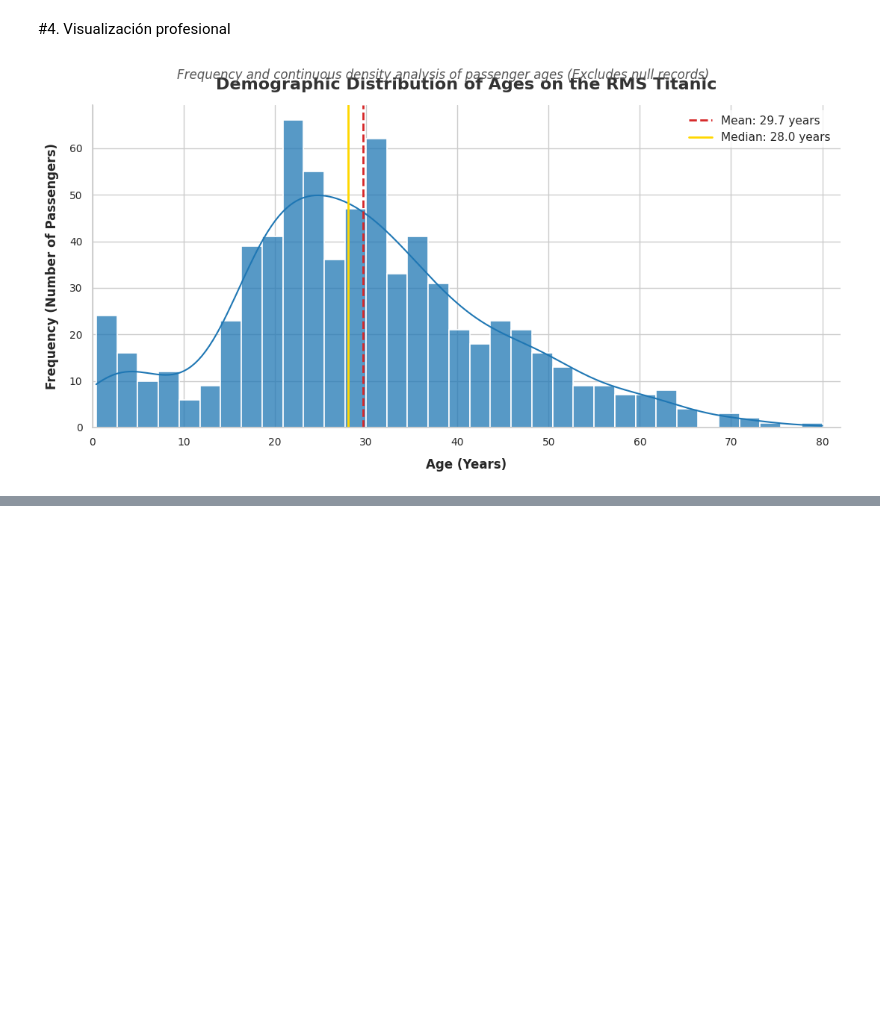
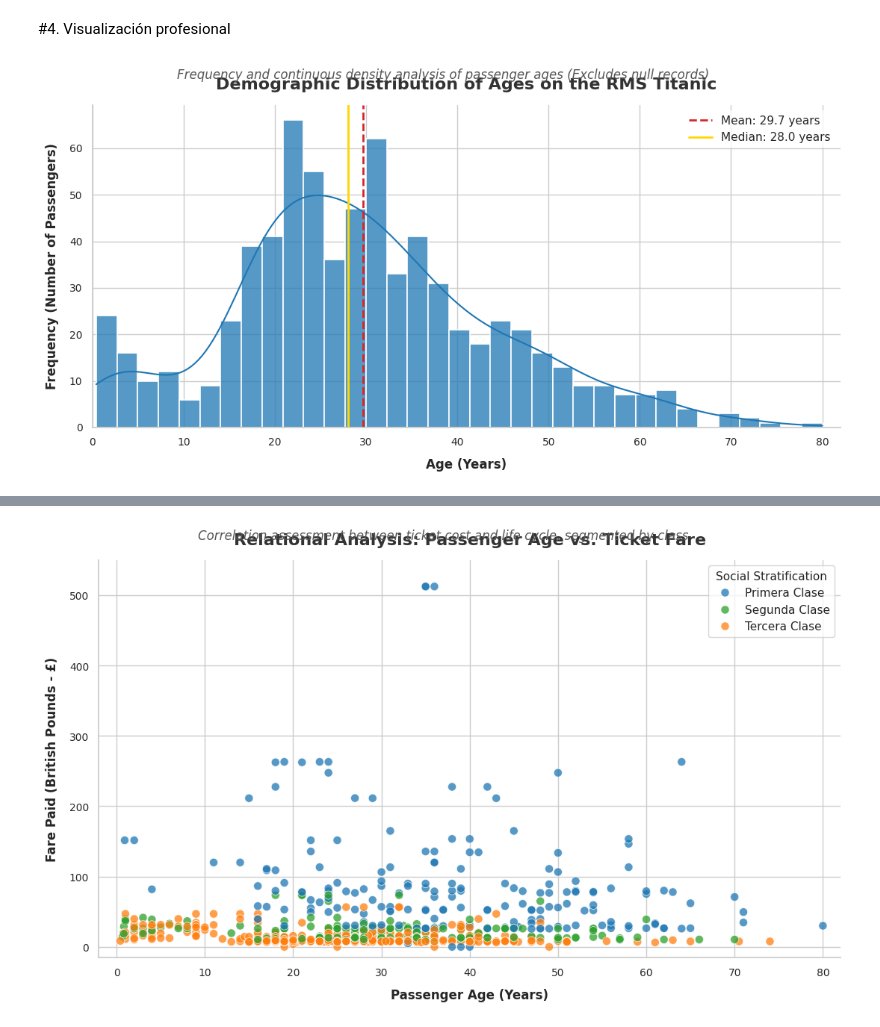
Before and after one commit to MariaIsaDurango/Titanic-Visualizacion, a Jupyter notebook: RMS_Titanic_—_Análisis_de_una_Tragedia_Visual.ipynb, the cells around one changed output, grey strips where cells are left out. Drawn from its saved outputs; the diff is of its cells as text; code cells hidden in the pictures; blank space fills up the shorter version.

```diff
--- a/RMS_Titanic_—_Análisis_de_una_Tragedia_Visual.ipynb
+++ b/RMS_Titanic_—_Análisis_de_una_Tragedia_Visual.ipynb
@@ -568,0 +986,73 @@ plt.show()
+# %%
+# ==============================================================================
+# DATA PREPARATION - QUESTION 6
+# ==============================================================================
+# Filter out null values in age to correctly map spatial coordinates
+df_p6 = df_p1.dropna(subset=['Age']).copy()
+
+# Ensure 'Clase_Nombre' exists by mapping 'Pclass' numerical codes
+map_classes = {1: 'Primera Clase', 2: 'Segunda Clase', 3: 'Tercera Clase'}
+df_p6['Clase_Nombre'] = df_p6['Pclass'].map(map_classes)
+
+# Define the category order for the legend mapping
+orden_clases = ['Primera Clase', 'Segunda Clase', 'Tercera Clase']
+
+# ==============================================================================
+# PLOT CONFIGURATION - QUESTION 6
+# ==============================================================================
+plt.figure(figsize=(11, 7))
+
+# Define the complete palette to ensure analytical consistency
+TITANIC_PALETTE = {
+    'First Class': '#1f77b4',   # Blue
+    'Second Class': '#2ca02c',  # Green
+    'Third Class': '#ff7f0e',   # Orange
+    'Died': '#d62728',          # Red
+    'Neutral_Dark': '#333333'   # Dark gray
+}
+
+# Map colors to the categorical Spanish text labels used in data
+colores_p6 = {
+    'Primera Clase': TITANIC_PALETTE['First Class'],
+    'Segunda Clase': TITANIC_PALETTE['Second Class'],
+    'Tercera Clase': TITANIC_PALETTE['Third Class']
+}
+
+# Create the Scatterplot using Seaborn
+sns.scatterplot(
+    data=df_p6,
+    x='Age',
+    y='Fare',
+    hue='Clase_Nombre',      # Segment points by social class using color
+    hue_order=orden_clases,
+    palette=colores_p6,
+    alpha=0.75,              # Transparency to mitigate point overlapping (overplotting)
+    edgecolor='white',       # White border on each point to improve individual definition
+    linewidth=0.6,
+    s=65                     # Stylized size for data points
+)
+
+# ==============================================================================
+# FINAL DESIGN TOUCHES AND STORYTELLING
+# ==============================================================================
+plt.title('Relational Analysis: Passenger Age vs. Ticket Fare', fontsize=16, weight='bold', pad=15, color=TITANIC_PALETTE['Neutral_Dark'])
+plt.suptitle('Correlation assessment between ticket cost and life cycle, segmented by class', fontsize=12, style='italic', y=0.93, color='#555555')
+
+plt.xlabel('Passenger Age (Years)', fontsize=12, labelpad=10, weight='bold')
+plt.ylabel('Fare Paid (British Pounds - £)', fontsize=12, labelpad=10, weight='bold')
+
+# Well-defined axis limits
+plt.xlim(-2, 82)
+plt.ylim(-15, 550)
+
+# Aesthetic legend placement to prevent covering data points
+plt.legend(title='Social Stratification', title_fontsize='11', loc='upper right', frameon=True, facecolor='white')
+
+# Excess border cleanup
+sns.despine()
+
+# Display the plot
+plt.tight_layout()
+plt.show()
+# %% [output]
+[figure, added]
```
Also changed, not shown: parts of 45 cells of this notebook.
